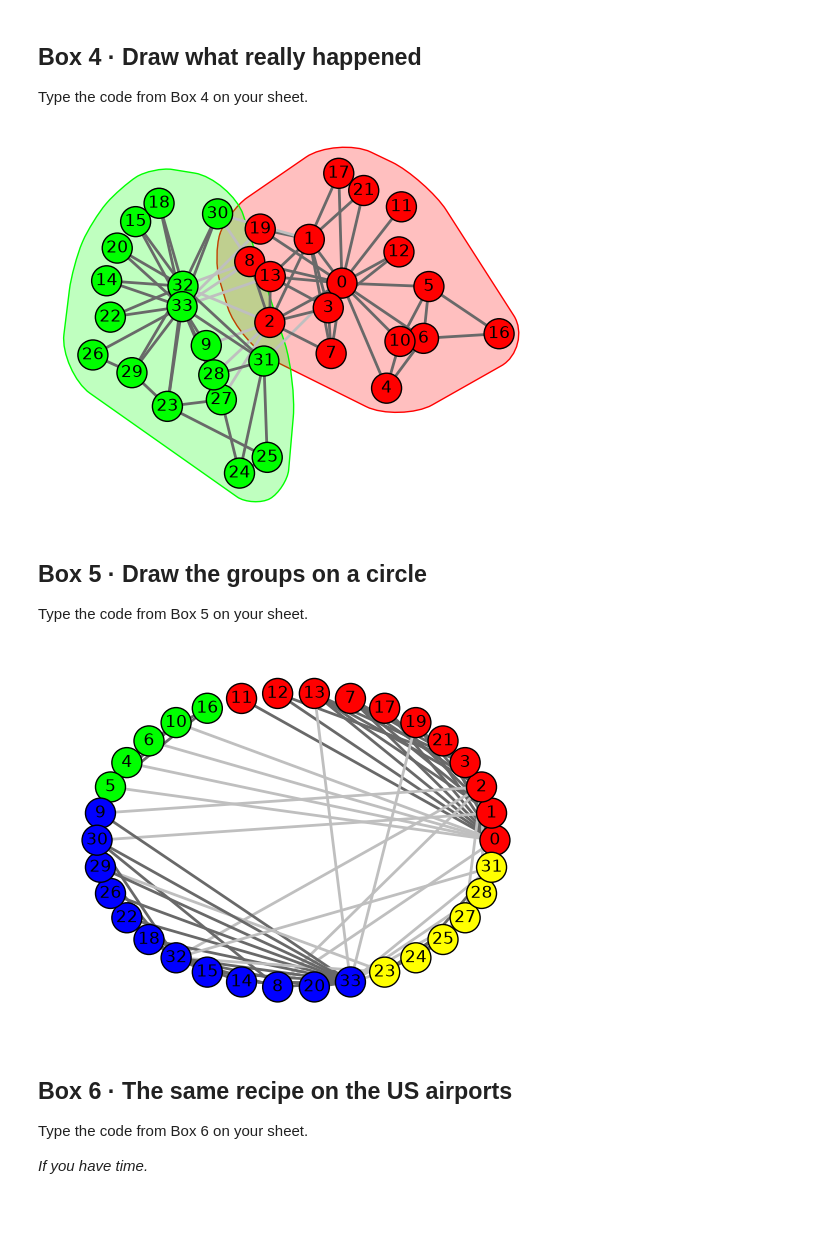
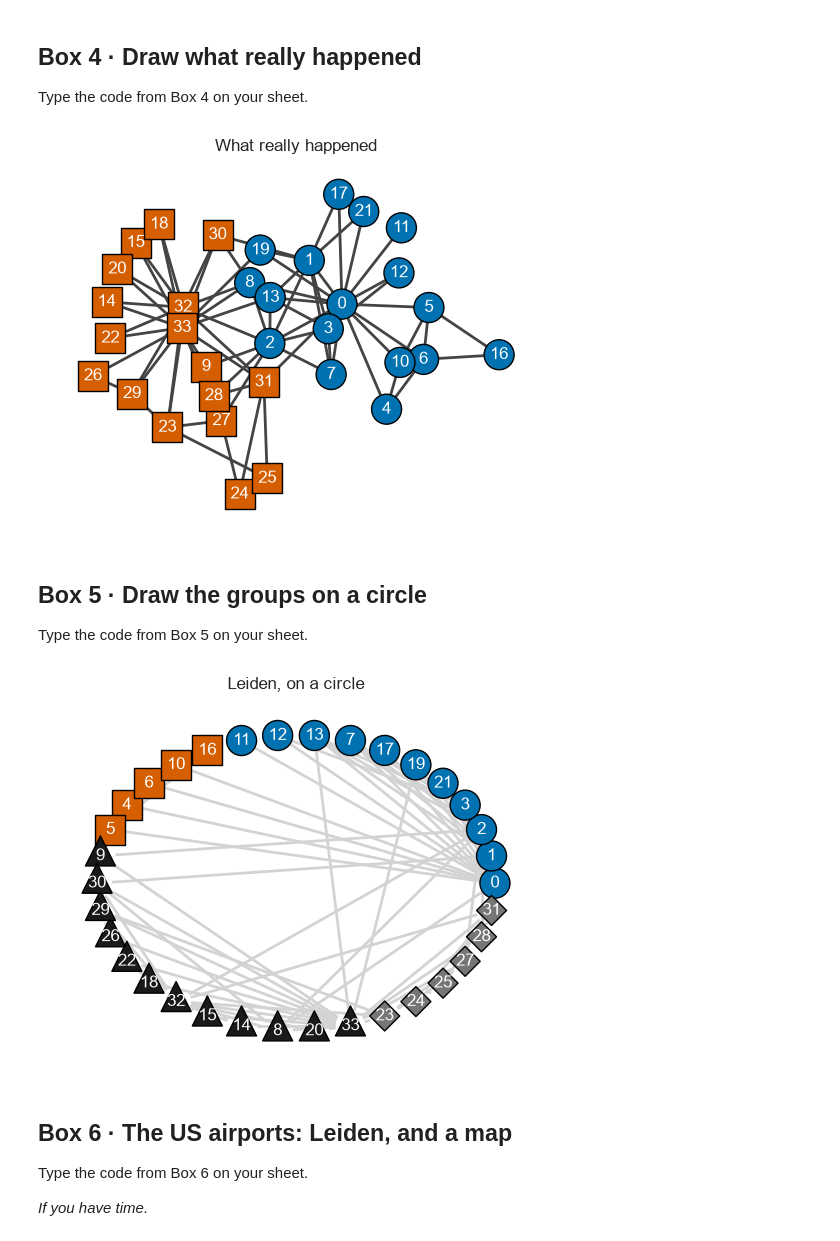
Before and after one commit to skojaku/adv-net-sci, a Jupyter notebook: lecture-note/m05-clustering/code-sheet/colab-lab-solutions.ipynb, the cells around one changed output. Drawn from its saved outputs; the diff is of its cells as text; code cells hidden in the pictures; blank space fills up the shorter version.

```diff
--- a/lecture-note/m05-clustering/code-sheet/colab-lab-solutions.ipynb
+++ b/lecture-note/m05-clustering/code-sheet/colab-lab-solutions.ipynb
@@ -31,5 +31,15 @@ Press ▶ and wait for the ✓.
 import base64, json, zlib
 
 import igraph
+import seaborn as sns
+
+sns.set_theme(style="white")  # a plain white background for every picture
+
+# Colours and shapes for the groups, chosen by the course's figure rules: blue and
+# vermillion (they stay apart for colour-blind readers too), then two steps of ink; the
+# light grey is for "the rest". A shape goes with each colour, so that no group depends
+# on colour alone.
+palette = sns.color_palette(["#0072b2", "#d55e00", "#1a1a1a", "#767676", "#bdbdbd"])
+shapes = ["circle", "rectangle", "triangle-up", "diamond", "circle"]
 
 # The airport data travels inside this notebook, so nothing is downloaded.
@@ -95,26 +121,38 @@ pos = state.draw()
 ## Box 4 · Draw what really happened
 Type the code from Box 4 on your sheet.
 # %%
-real = ig.VertexClustering(karate, club)
 fig, ax = plt.subplots()
-ig.plot(real, target=ax, mark_groups=True, vertex_label=karate.vs.indices)
+ig.plot(
+    karate, target=ax,
+    vertex_color=[palette[g] for g in club],
+    vertex_shape=[shapes[g] for g in club],
+    vertex_label=karate.vs.indices,
+    vertex_label_color="white",
+)
+ax.set_title("What really happened")
 plt.show()
 # %% [output]
-[figure, old version]
+[figure, new version]
 # %% [markdown]
 ## Box 5 · Draw the groups on a circle
 Type the code from Box 5 on your sheet.
 # %%
-import numpy as np
-order = np.argsort(leiden)
-layout = karate.layout_circle(order=order)
+layout = karate.layout_circle(order=np.argsort(leiden))
 fig, ax = plt.subplots()
-ig.plot(result, target=ax, layout=layout, vertex_label=karate.vs.indices)
+ig.plot(
+    karate, target=ax, layout=layout,
+    vertex_color=[palette[g] for g in leiden],
+    vertex_shape=[shapes[g] for g in leiden],
+    vertex_label=karate.vs.indices,
+    vertex_label_color="white",
+    edge_color="lightgray",
+)
+ax.set_title("Leiden, on a circle")
 plt.show()
 # %% [output]
-[figure, old version]
+[figure, new version]
 # %% [markdown]
-## Box 6 · The same recipe on the US airports
+## Box 6 · The US airports: Leiden, and a map
 Type the code from Box 6 on your sheet.
 
 *If you have time.*
```
Also changed, not shown: parts of 6 cells of this notebook, 10 other files.
